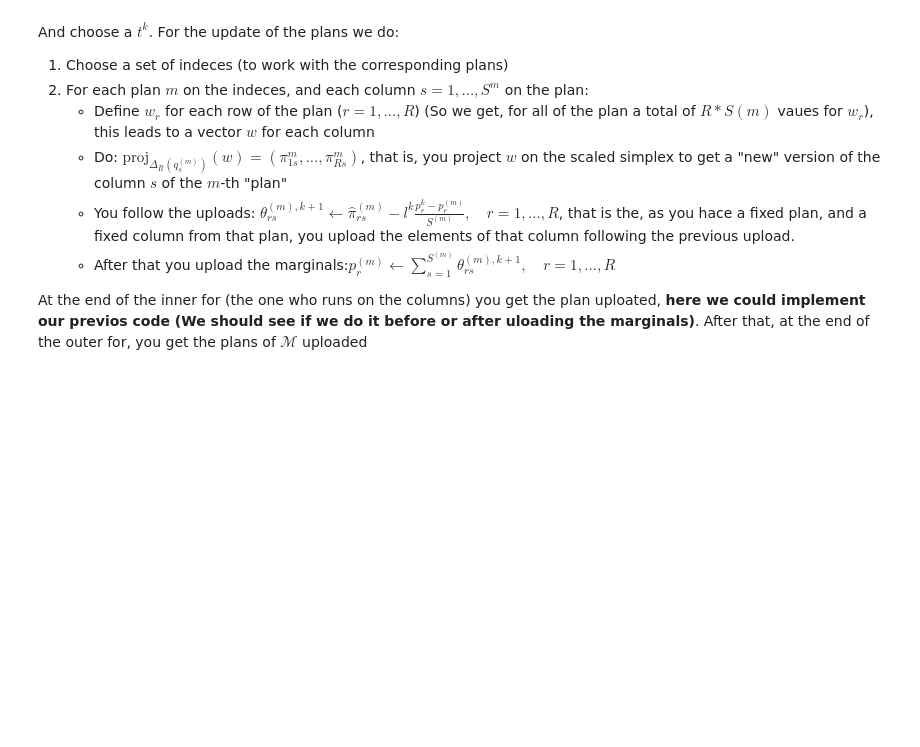
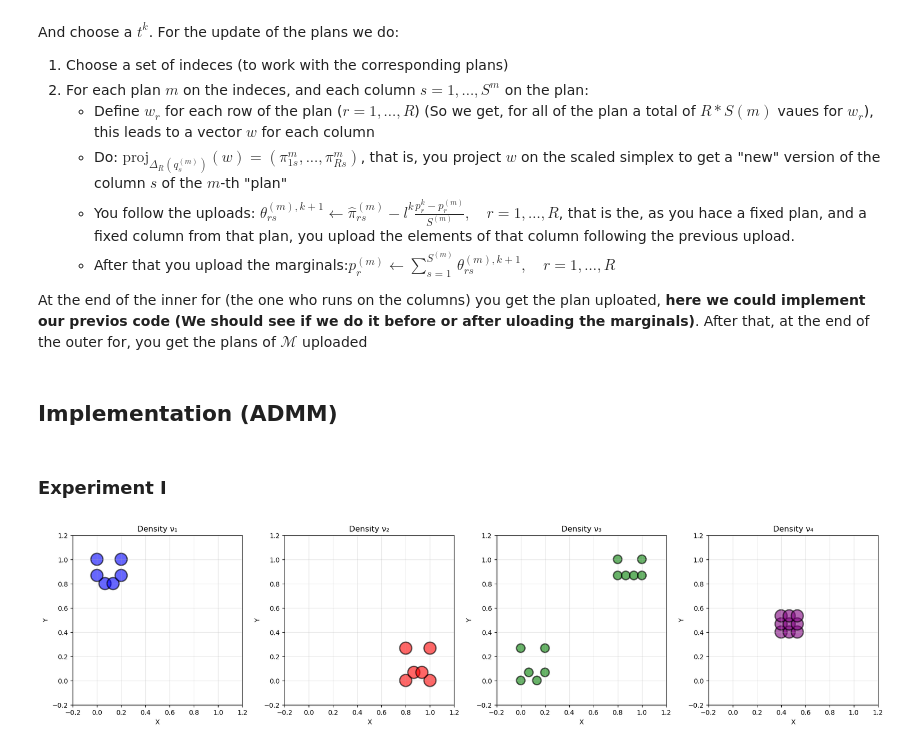
Before and after one commit to JuanNicolasMendozaRoncancio/Wasserstein-barycenter-project, a Jupyter notebook: Miidea.ipynb, the cells around one changed output. Drawn from its saved outputs; the diff is of its cells as text; code cells hidden in the pictures; blank space fills up the shorter version.

Commit message:
Implementation of MAM + frobenius penalty + experiments

```diff
--- a/Miidea.ipynb
+++ b/Miidea.ipynb
@@ -618,3 +603,7 @@ And choose a $t^k$. For the update of the plans we do:
    - After that you upload the marginals:$p_r^{(m)} \leftarrow \sum_{s=1}^{S^{(m)}} \theta_{rs}^{(m),k+1}, \quad r=1,\ldots,R$
 
 At the end of the inner for (the one who runs on the columns) you get the plan uploated, __here we could implement our previos code (We should see if we do it before or after uloading the marginals)__. After that, at the end of the outer for, you get the plans of $\mathcal{M}$ uploaded
+# %% [markdown]
+## Implementation (ADMM)
+# %% [markdown]
+### Experiment I
@@ -620,0 +657,53 @@ At the end of the inner for (the one who runs on the columns) you get the plan u
+# %%
+
+fig, axes = plt.subplots(1, M, figsize=(18, 5))
+
+ax1 = axes[0]
+scatter1 = ax1.scatter(X_grid.flatten(), Y_grid.flatten(),
+                       s=q1*2000, c='blue', alpha=0.6, edgecolors='black', linewidth=2)
+ax1.set_xlim(-0.2, 1.2)
+ax1.set_ylim(-0.2, 1.2)
+ax1.set_xlabel('X')
+ax1.set_ylabel('Y')
+ax1.set_title('Density ν₁')
+ax1.grid(True, alpha=0.3)
+ax1.set_aspect('equal')
+
+
+ax2 = axes[1]
+scatter2 = ax2.scatter(X_grid.flatten(), Y_grid.flatten(),
+                       s=q2*2000, c='red', alpha=0.6, edgecolors='black', linewidth=2)
+ax2.set_xlim(-0.2, 1.2)
+ax2.set_ylim(-0.2, 1.2)
+ax2.set_xlabel('X')
+ax2.set_ylabel('Y')
+ax2.set_title('Density ν₂')
+ax2.grid(True, alpha=0.3)
+ax2.set_aspect('equal')
+
+ax3 = axes[2]
+scatter3 = ax3.scatter(X_grid.flatten(), Y_grid.flatten(),
+                          s=q3*2000, c='green', alpha=0.6, edgecolors='black', linewidth=2)
+ax3.set_xlim(-0.2, 1.2)
+ax3.set_ylim(-0.2, 1.2)
+ax3.set_xlabel('X')
+ax3.set_ylabel('Y')
+ax3.set_title('Density ν₃')
+ax3.grid(True, alpha=0.3)
+ax3.set_aspect('equal')
+
+ax4 = axes[3]
+scatter4 = ax4.scatter(X_grid.flatten(), Y_grid.flatten(),
+                          s=q4*2000, c='purple', alpha=0.6, edgecolors='black', linewidth=2)
+ax4.set_xlim(-0.2, 1.2)
+ax4.set_ylim(-0.2, 1.2)
+ax4.set_xlabel('X')
+ax4.set_ylabel('Y')
+ax4.set_title('Density ν₄')
+ax4.grid(True, alpha=0.3)
+ax4.set_aspect('equal')
+
+plt.tight_layout()
+plt.show()
+# %% [output]
+[figure, added]
```
Also changed, not shown: parts of 21 cells of this notebook, 1 other file.
